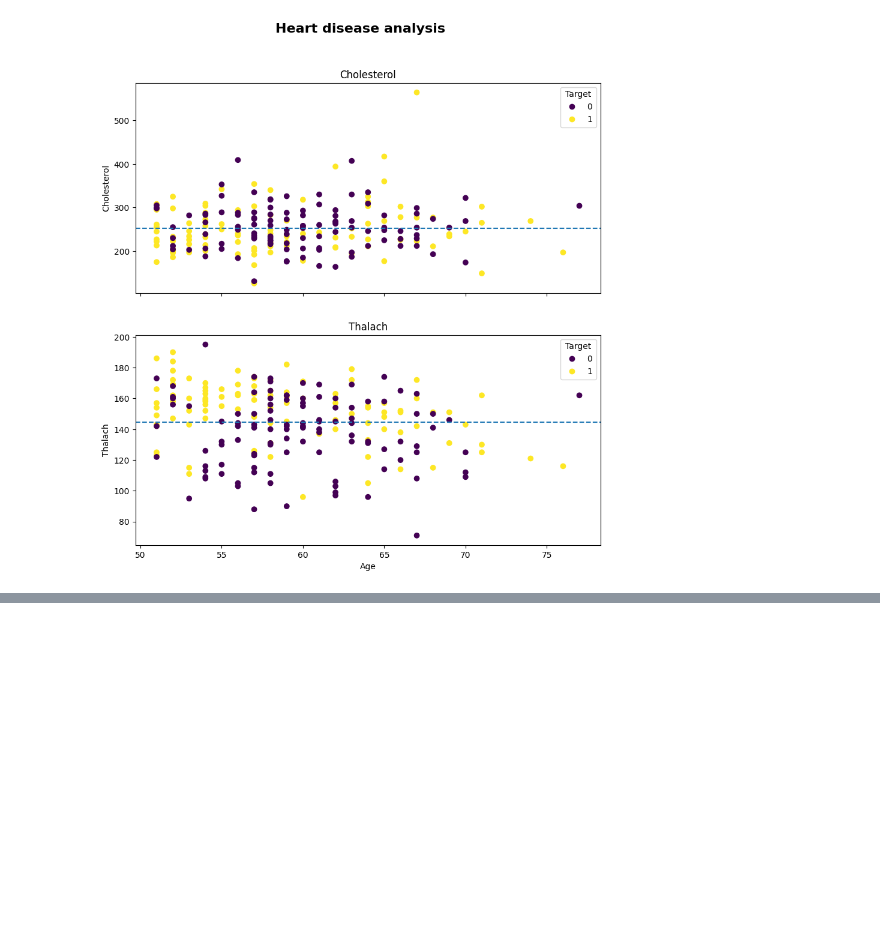
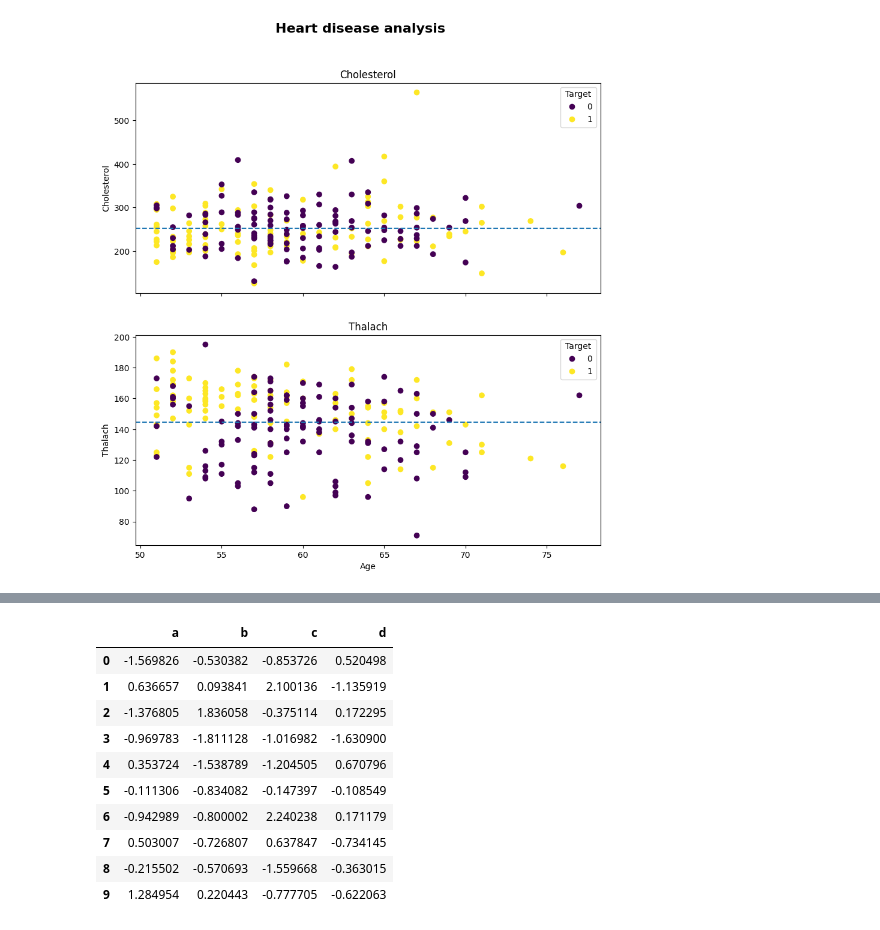
Before and after one commit to dabo22/udemy_ml, a Jupyter notebook: section 8 - visuals/heart-disease.ipynb, the cells around one changed output, grey strips where cells are left out. Cells and saved outputs as stored; diff of their text form; code cells hidden in the pictures; blank space fills up the shorter version.

```diff
--- a/section 8 - visuals/heart-disease.ipynb
+++ b/section 8 - visuals/heart-disease.ipynb
@@ -106,0 +130,17 @@ fig.suptitle("Heart disease analysis", fontsize= 16, fontweight="bold");
+# %%
+# create some_data
+x = np.random.randn(10,4)
+df = pd.DataFrame(x, columns=['a', 'b', 'c', 'd'])
+df
+# %% [output]
+|  | a | b | c | d |
+| 0 | -1.569826 | -0.530382 | -0.853726 | 0.520498 |
+| 1 | 0.636657 | 0.093841 | 2.100136 | -1.135919 |
+| 2 | -1.376805 | 1.836058 | -0.375114 | 0.172295 |
+| 3 | -0.969783 | -1.811128 | -1.016982 | -1.630900 |
+| 4 | 0.353724 | -1.538789 | -1.204505 | 0.670796 |
+| 5 | -0.111306 | -0.834082 | -0.147397 | -0.108549 |
+| 6 | -0.942989 | -0.800002 | 2.240238 | 0.171179 |
+| 7 | 0.503007 | -0.726807 | 0.637847 | -0.734145 |
+| 8 | -0.215502 | -0.570693 | -1.559668 | -0.363015 |
+| 9 | 1.284954 | 0.220443 | -0.777705 | -0.622063 |
```
Also changed, not shown: parts of 5 cells of this notebook, 2 other files.
